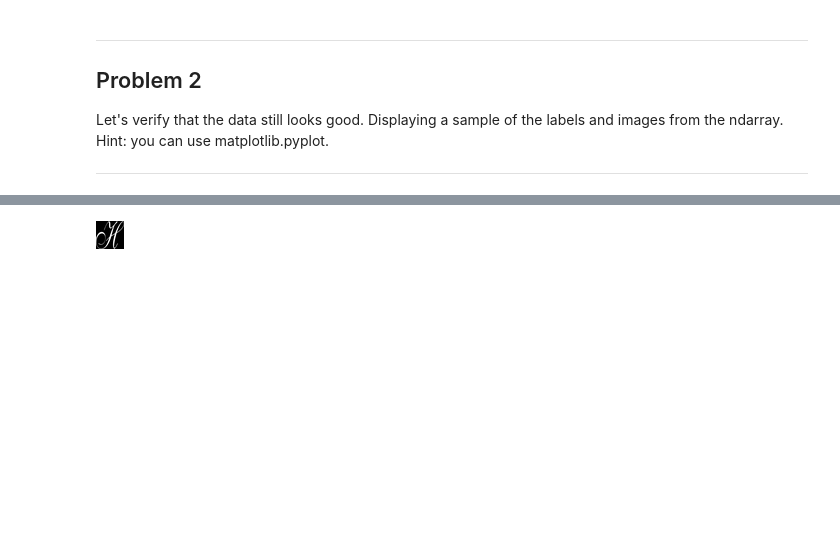
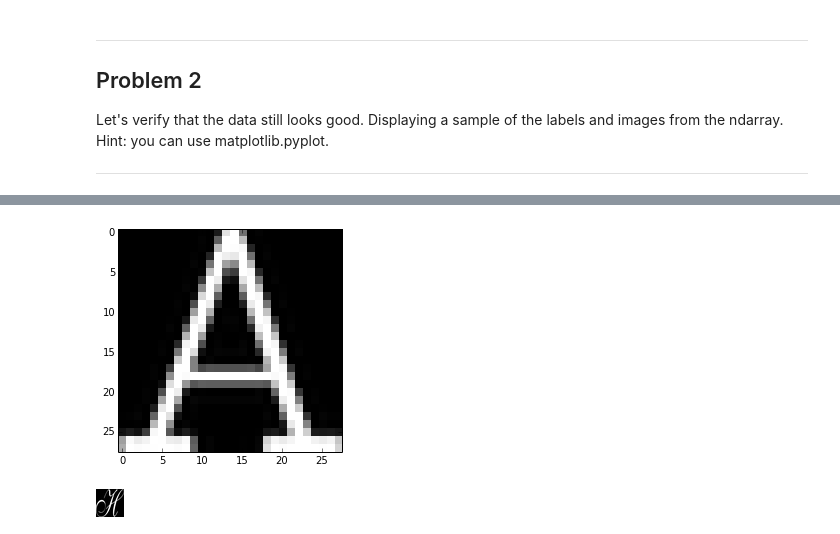
Before and after one commit to YonatanSimson/tensorflow, a Jupyter notebook: tensorflow/examples/udacity/1_notmnist.ipynb, the cells around one changed output, grey strips where cells are left out. Cells and saved outputs as stored; diff of their text form; code cells hidden in the pictures; blank space fills up the shorter version.

```diff
--- a/tensorflow/examples/udacity/1_notmnist.ipynb
+++ b/tensorflow/examples/udacity/1_notmnist.ipynb
@@ -188,3 +235,11 @@ show_samples_of_labels(dir_large)
+# %%
+file_name = r'notMNIST_large/A/Q29ycG9yYXRlRS1MaWdodC5vdGY=.png'
+img = plt.imread(file_name)
+plt.figure()
+plt.imshow(img, interpolation='nearest', cmap='gray')
+plt.show()
+# %% [output]
+[figure, added]
 # %%
 repo_dir = r'd:\Johnny\PythonScripts\DeepLearning\tensorflow\tensorflow\examples\udacity'
 file_name = os.path.join(repo_dir, r'notMNIST_large\H\RW5nbGlzaCAxMTEgVml2YWNlIEJULnR0Zg==.png')
```
Also changed, not shown: parts of 7 cells of this notebook.
